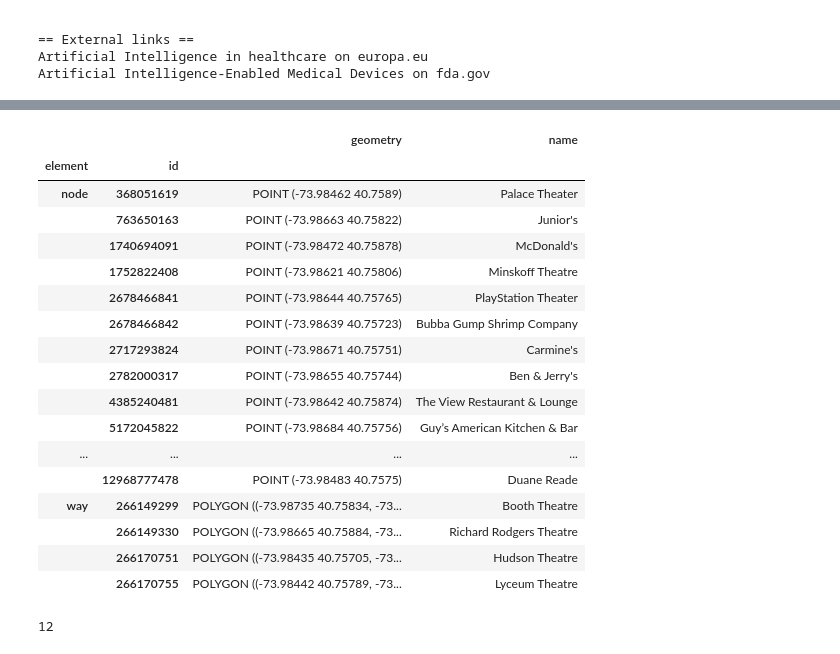
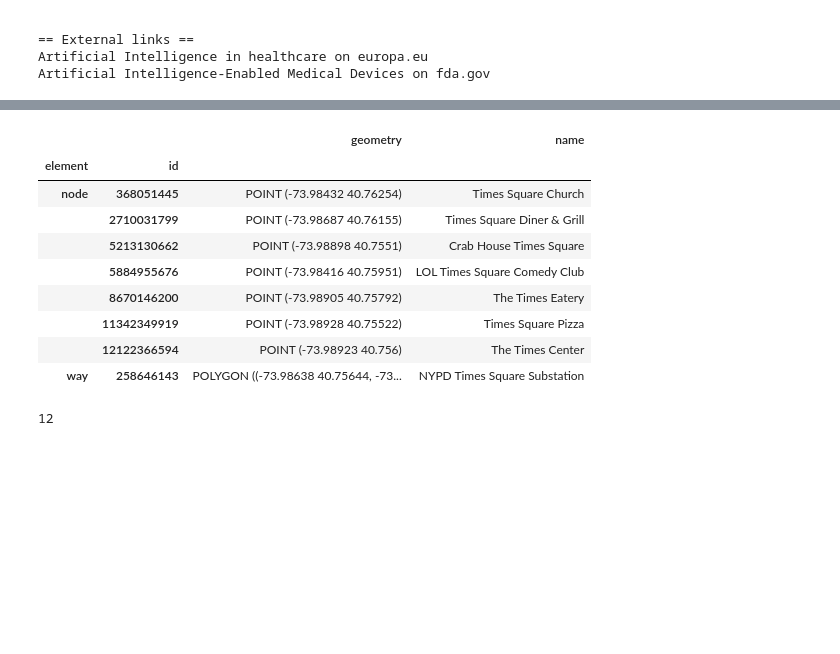
Before and after one commit to EtzionR/LM4GeoAI, a Jupyter notebook: Geo_LLM_Agents.ipynb, the cells around one changed output, grey strips where cells are left out. Cells and saved outputs as stored; diff of their text form; code cells hidden in the pictures; blank space fills up the shorter version.

```diff
--- a/Geo_LLM_Agents.ipynb
+++ b/Geo_LLM_Agents.ipynb
@@ -401,24 +393,16 @@ options.to_crs(WGS84_UTM_18N)
-# %%
-options
-# %% [output]
-|  |  | geometry | name |
-| element | id |  |  |
-| node | 368051619 | POINT (-73.98462 40.7589) | Palace Theater |
-|  | 763650163 | POINT (-73.98663 40.75822) | Junior's |
-|  | 1740694091 | POINT (-73.98472 40.75878) | McDonald's |
-|  | 1752822408 | POINT (-73.98621 40.75806) | Minskoff Theatre |
-|  | 2678466841 | POINT (-73.98644 40.75765) | PlayStation Theater |
-|  | 2678466842 | POINT (-73.98639 40.75723) | Bubba Gump Shrimp Company |
-|  | 2717293824 | POINT (-73.98671 40.75751) | Carmine's |
-|  | 2782000317 | POINT (-73.98655 40.75744) | Ben & Jerry's |
-|  | 4385240481 | POINT (-73.98642 40.75874) | The View Restaurant & Lounge |
-|  | 5172045822 | POINT (-73.98684 40.75756) | Guy’s American Kitchen & Bar |
-| ... | ... | ... | ... |
-|  | 12968777478 | POINT (-73.98483 40.7575) | Duane Reade |
-| way | 266149299 | POLYGON ((-73.98735 40.75834, -73... | Booth Theatre |
-|  | 266149330 | POLYGON ((-73.98665 40.75884, -73... | Richard Rodgers Theatre |
-|  | 266170751 | POLYGON ((-73.98435 40.75705, -73... | Hudson Theatre |
-|  | 266170755 | POLYGON ((-73.98442 40.75789, -73... | Lyceum Theatre |
+# %%
+options[options.name.apply(lambda name: 'times' in name.lower())]
+# %% [output]
+|  |  | geometry | name |
+| element | id |  |  |
+| node | 368051445 | POINT (-73.98432 40.76254) | Times Square Church |
+|  | 2710031799 | POINT (-73.98687 40.76155) | Times Square Diner & Grill |
+|  | 5213130662 | POINT (-73.98898 40.7551) | Crab House Times Square |
+|  | 5884955676 | POINT (-73.98416 40.75951) | LOL Times Square Comedy Club |
+|  | 8670146200 | POINT (-73.98905 40.75792) | The Times Eatery |
+|  | 11342349919 | POINT (-73.98928 40.75522) | Times Square Pizza |
+|  | 12122366594 | POINT (-73.98923 40.756) | The Times Center |
+| way | 258646143 | POLYGON ((-73.98638 40.75644, -73... | NYPD Times Square Substation |
 # %%
 # %% [output]
 12
```
Also changed, not shown: parts of 2 cells of this notebook.
